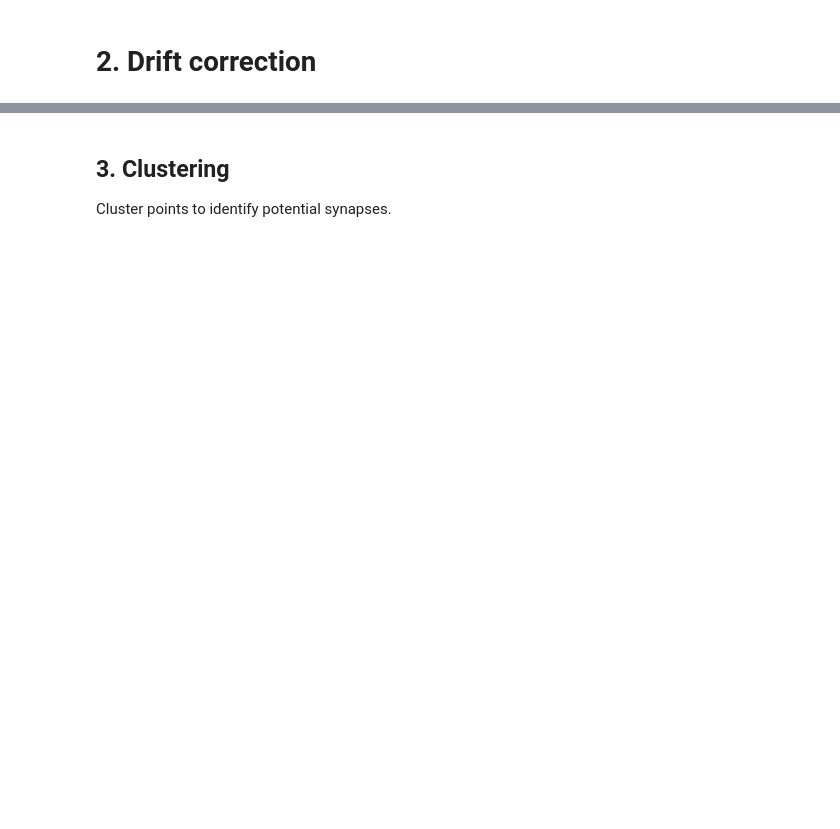
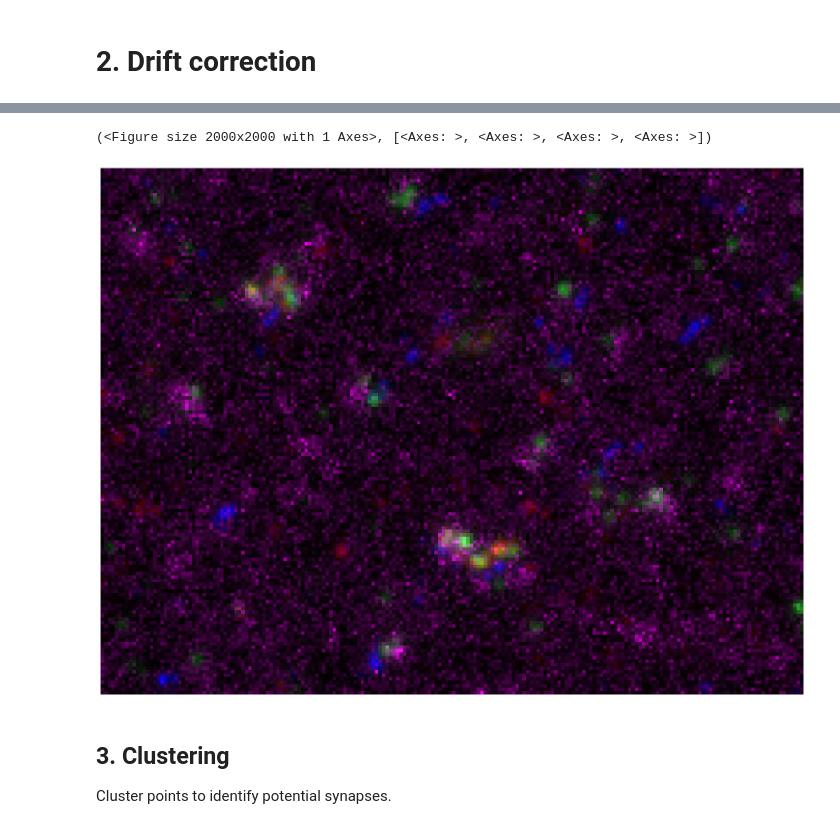
Before and after one commit to jboulanger/synex, a Jupyter notebook: notebooks/Analysis.ipynb, the cells around one changed output, grey strips where cells are left out. Drawn from its saved outputs; the diff is of its cells as text; code cells hidden in the pictures; blank space fills up the shorter version.

```diff
--- a/notebooks/Analysis.ipynb
+++ b/notebooks/Analysis.ipynb
@@ -101,0 +118,8 @@ for n,pts in points.groupby("C"):
+# %%
+fig = plt.figure(figsize=(20,20))
+fig, axes = plot_data(tmp,split=False,fig=fig)
+# plot_points(points, ms=1, split=False, axes=axes)
+plot_points(points[points["index"]==3][np.max(y[:,0:],axis=1)>2], ms=20, split=False, axes=axes)
+# %% [output]
+(<Figure size 2000x2000 with 1 Axes>, [<Axes: >, <Axes: >, <Axes: >, <Axes: >])
+[figure, added]
```
Also changed, not shown: parts of 21 cells of this notebook, 8 other files.
